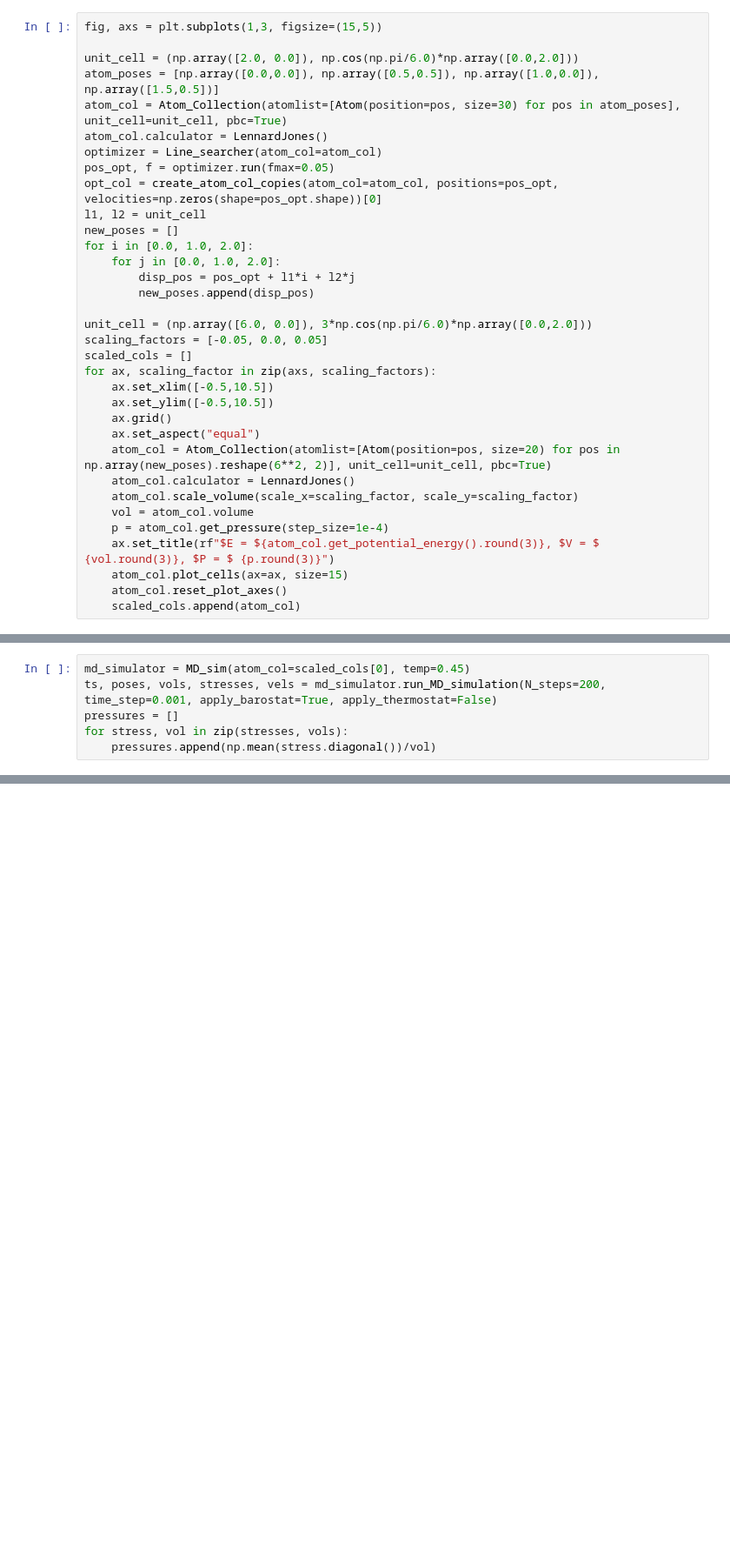
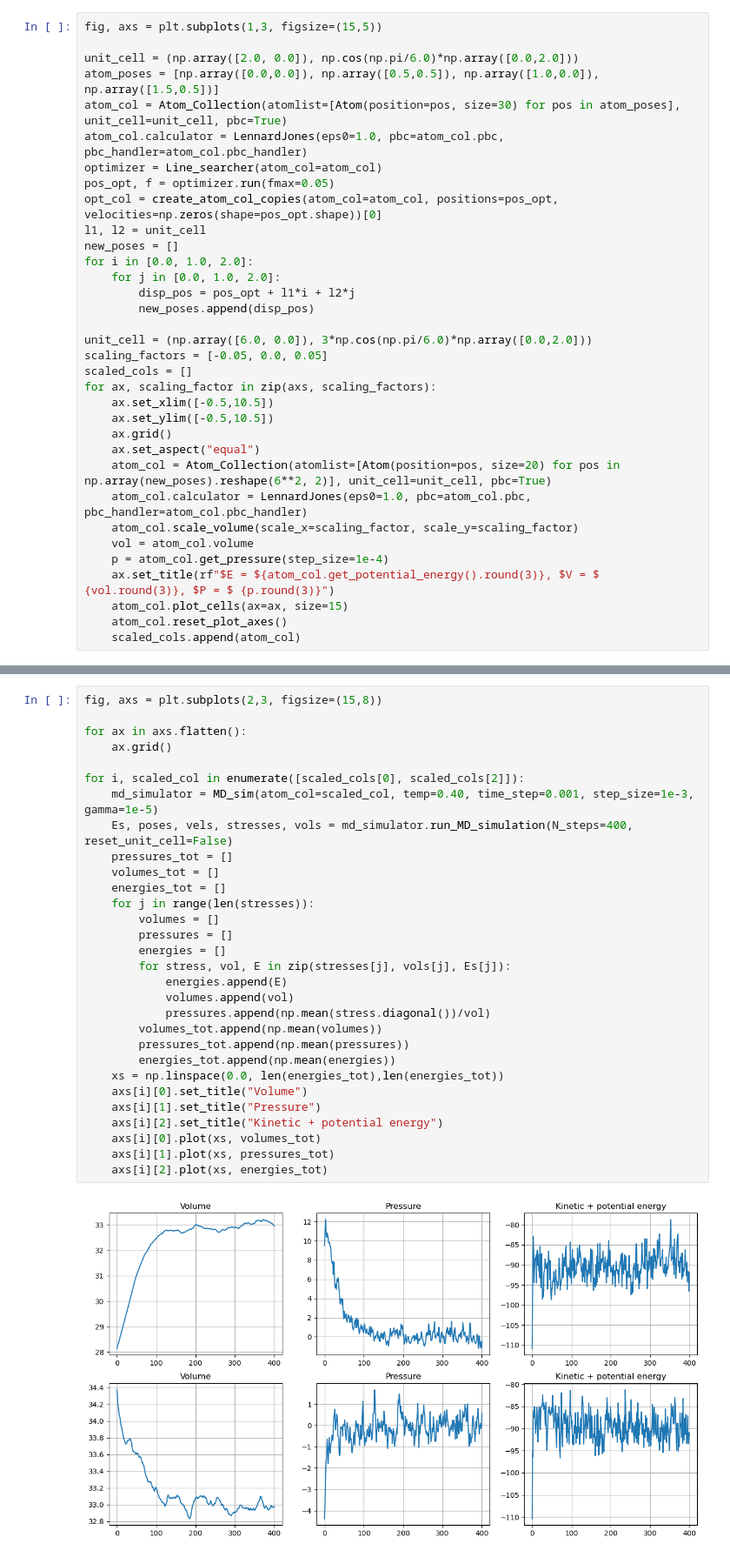
Before and after one commit to karsten3112/Computational-Physics, a Jupyter notebook: Week7/exercise37.ipynb, the cells around one changed output, grey strips where cells are left out. Shown at 87% size. Drawn from its saved outputs; the diff is of its cells as text; blank space fills up the shorter version.

```diff
--- a/Week7/exercise37.ipynb
+++ b/Week7/exercise37.ipynb
@@ -15,7 +15,7 @@ fig, axs = plt.subplots(1,3, figsize=(15,5))
 unit_cell = (np.array([2.0, 0.0]), np.cos(np.pi/6.0)*np.array([0.0,2.0]))
 atom_poses = [np.array([0.0,0.0]), np.array([0.5,0.5]), np.array([1.0,0.0]), np.array([1.5,0.5])]
 atom_col = Atom_Collection(atomlist=[Atom(position=pos, size=30) for pos in atom_poses], unit_cell=unit_cell, pbc=True)
-atom_col.calculator = LennardJones()
+atom_col.calculator = LennardJones(eps0=1.0, pbc=atom_col.pbc, pbc_handler=atom_col.pbc_handler)
 optimizer = Line_searcher(atom_col=atom_col)
 pos_opt, f = optimizer.run(fmax=0.05)
 opt_col = create_atom_col_copies(atom_col=atom_col, positions=pos_opt, velocities=np.zeros(shape=pos_opt.shape))[0]
@@ -35,7 +35,7 @@ for ax, scaling_factor in zip(axs, scaling_factors):
     ax.grid()
     ax.set_aspect("equal")
     atom_col = Atom_Collection(atomlist=[Atom(position=pos, size=20) for pos in np.array(new_poses).reshape(6**2, 2)], unit_cell=unit_cell, pbc=True)
-    atom_col.calculator = LennardJones()
+    atom_col.calculator = LennardJones(eps0=1.0, pbc=atom_col.pbc, pbc_handler=atom_col.pbc_handler)
     atom_col.scale_volume(scale_x=scaling_factor, scale_y=scaling_factor)
     vol = atom_col.volume
     p = atom_col.get_pressure(step_size=1e-4)
@@ -45,9 +45,3 @@ for ax, scaling_factor in zip(axs, scaling_factors):
     scaled_cols.append(atom_col)
 # %% [output]
 [figure]
-# %%
-md_simulator = MD_sim(atom_col=scaled_cols[0], temp=0.45)
-ts, poses, vols, stresses, vels = md_simulator.run_MD_simulation(N_steps=200, time_step=0.001, apply_barostat=True, apply_thermostat=False)
-pressures = []
-for stress, vol in zip(stresses, vols):
-    pressures.append(np.mean(stress.diagonal())/vol)
@@ -67 +48,33 @@ axs[1].plot(xs, pressures)
+# %%
+fig, axs = plt.subplots(2,3, figsize=(15,8))
+
+for ax in axs.flatten():
+    ax.grid()
+
+for i, scaled_col in enumerate([scaled_cols[0], scaled_cols[2]]):
+    md_simulator = MD_sim(atom_col=scaled_col, temp=0.40, time_step=0.001, step_size=1e-3, gamma=1e-5)
+    Es, poses, vels, stresses, vols = md_simulator.run_MD_simulation(N_steps=400, reset_unit_cell=False)
+    pressures_tot = []
+    volumes_tot = []
+    energies_tot = []
+    for j in range(len(stresses)):
+        volumes = []
+        pressures = []
+        energies = []
+        for stress, vol, E in zip(stresses[j], vols[j], Es[j]):
+            energies.append(E)
+            volumes.append(vol)
+            pressures.append(np.mean(stress.diagonal())/vol)
+        volumes_tot.append(np.mean(volumes))
+        pressures_tot.append(np.mean(pressures))
+        energies_tot.append(np.mean(energies))
+    xs = np.linspace(0.0, len(energies_tot),len(energies_tot))
+    axs[i][0].set_title("Volume")
+    axs[i][1].set_title("Pressure")
+    axs[i][2].set_title("Kinetic + potential energy")
+    axs[i][0].plot(xs, volumes_tot)
+    axs[i][1].plot(xs, pressures_tot)
+    axs[i][2].plot(xs, energies_tot)
+# %% [output]
+[figure, added]
 # %%
```
Also changed, not shown: parts of 12 cells of this notebook, 10 other files.
